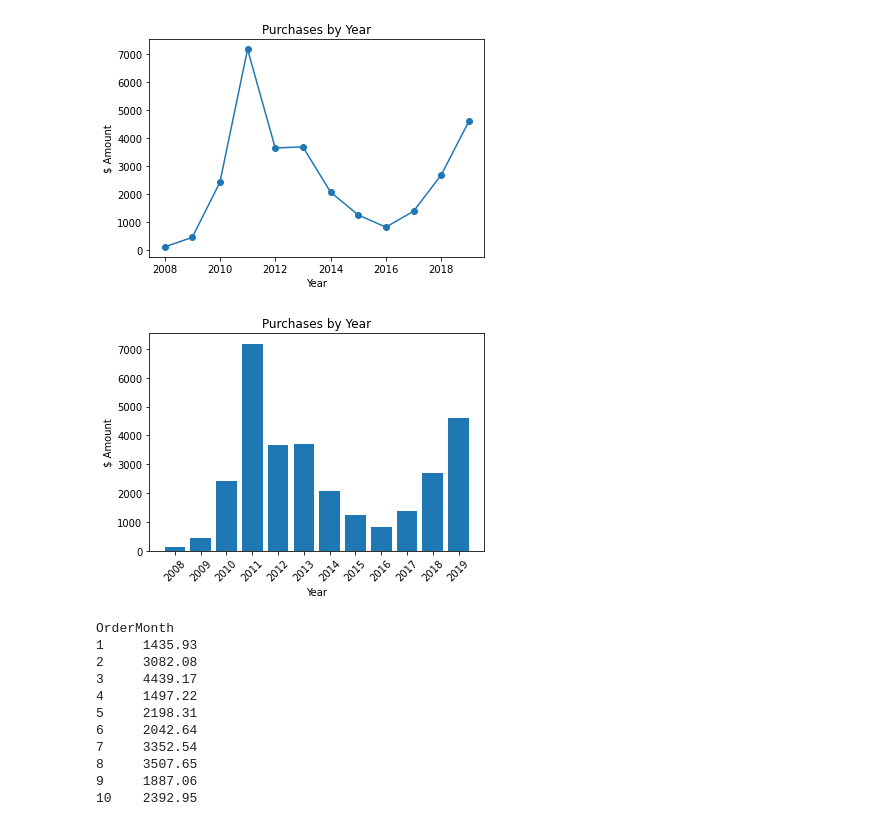
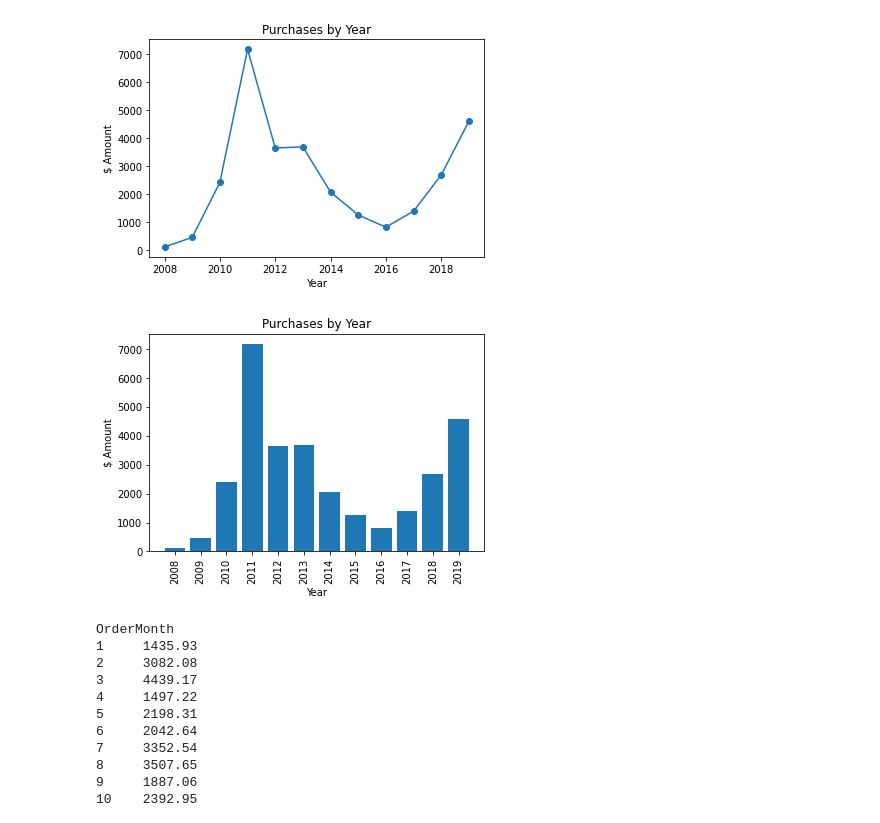
Before and after one commit to AmitSamra/AmazonOrderHistory, a Jupyter notebook: AmazonOrderHistory.ipynb, the cells around one changed output. Drawn from its saved outputs; the diff is of its cells as text; code cells hidden in the pictures.

Commit message:
Added table of contents and changed orientation on x labels on some graphs

```diff
--- a/AmazonOrderHistory.ipynb
+++ b/AmazonOrderHistory.ipynb
@@ -535,14 +549,14 @@ plt.show()
 # %%
 fig,ax = plt.subplots()
 ax.bar(df_OrderYear.index, df_OrderYear.values)
 ax.set_xlabel('Year')
 ax.set_ylabel('$ Amount')
 ax.set_title('Purchases by Year')
-plt.xticks([x for x in df_OrderYear.index], rotation = 45)
+plt.xticks([x for x in df_OrderYear.index], rotation = 90)
 plt.show()
 #ax.figure.savefig('./img/PurchasesByYear.png', bbox_inches='tight', dpi=150)
 # %% [output]
-[figure, old version]
+[figure, new version]
 # %%
 # Purchases by Month
 
```
Also changed, not shown: parts of 12 cells of this notebook, 1 other file.
